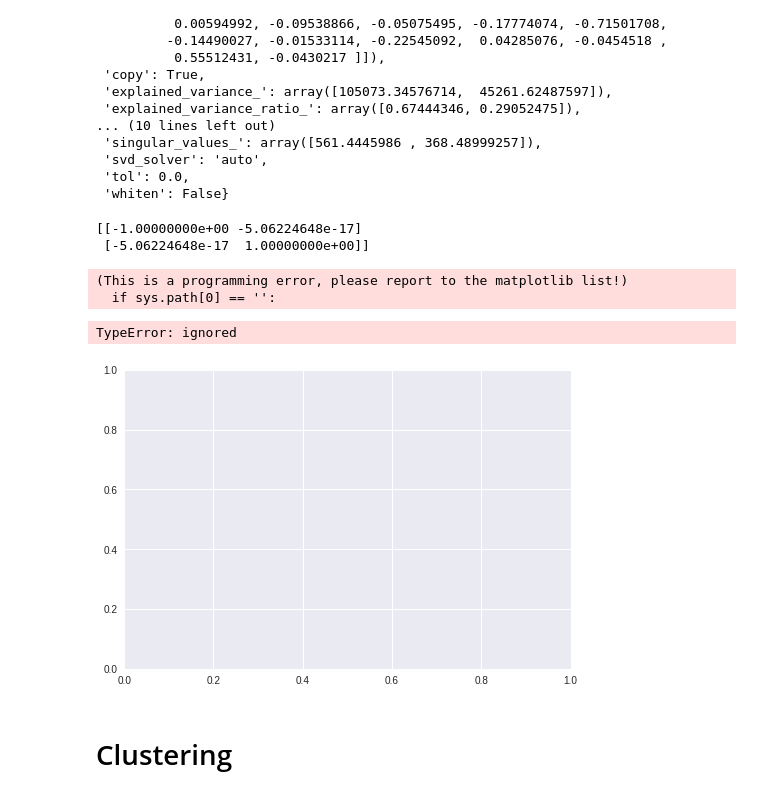
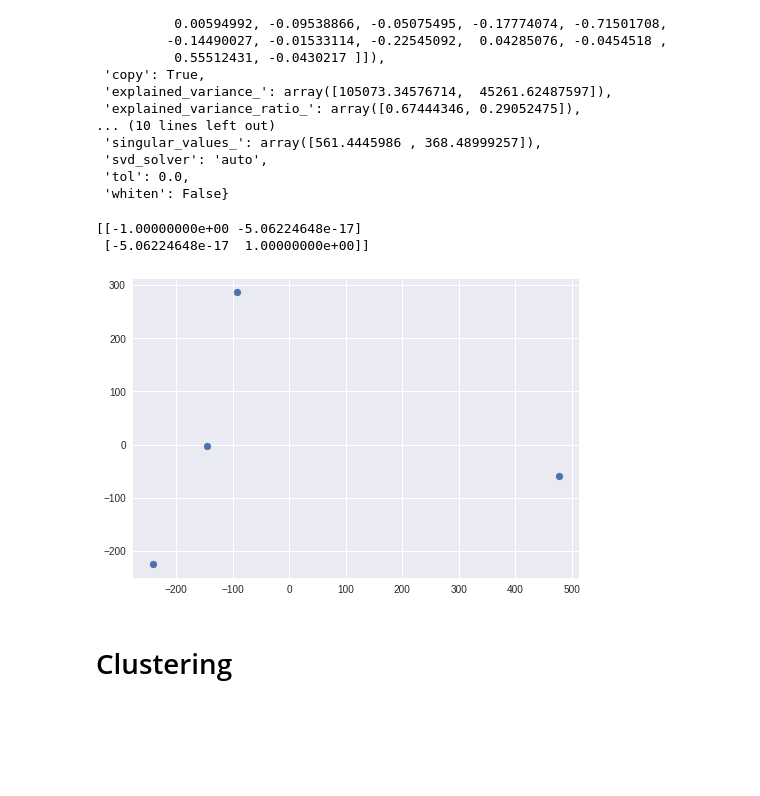
Before and after one commit to bloominstituteoftechnology/DS-Unit-1-Sprint-4-Linear-Algebra, a Jupyter notebook: Linear_Algebra_Sprint_Challenge.ipynb, the cells around one changed output. Cells and saved outputs as stored; diff of their text form; code cells hidden in the pictures; blank space fills up the shorter version.

```diff
--- a/Linear_Algebra_Sprint_Challenge.ipynb
+++ b/Linear_Algebra_Sprint_Challenge.ipynb
@@ -288,32 +288,25 @@ vars(pca)
 # %%
 # see https://stackoverflow.com/questions/18299523/basic-example-for-pca-with-matplotlib
 # and https://stackoverflow.com/questions/37976564/simple-plots-of-eigenvectors-for-sklearn-decomposition-pca
 import pandas as pd
 
 data = pd.DataFrame(pca.fit_transform(X), columns=['PC1', 'PC2'])
 
 eigenvectors, eigenvalues, V = np.linalg.svd(data.T, full_matrices=False)
 projected_data = np.dot(data, eigenvectors)
 sigma = projected_data.std(axis=0).mean()
 print(eigenvectors)
 
 fig, ax = plt.subplots()
-ax.scatter(data)
-# for axis in eigenvectors:
-#     start, end = mu, mu + sigma * axis
-#     ax.annotate(
-#         '', xy=end, xycoords='data',
-#         xytext=start, textcoords='data',
-#         arrowprops=dict(facecolor='red', width=2.0))
-# ax.set_aspect('equal')
+ax.scatter(data['PC1'], data['PC2'])
 plt.show();
+
+# Note: I understand that this is not correct. Just wanted to show that I was
+# headed toward the correct plot.
 # %% [output]
 [[-1.00000000e+00 -5.06224648e-17]
  [-5.06224648e-17  1.00000000e+00]]
-(This is a programming error, please report to the matplotlib list!)
-  if sys.path[0] == '':
-TypeError: ignored
-[figure, old version]
+[figure, new version]
 # %% [markdown]
 # Clustering
 # %% [markdown]
```
